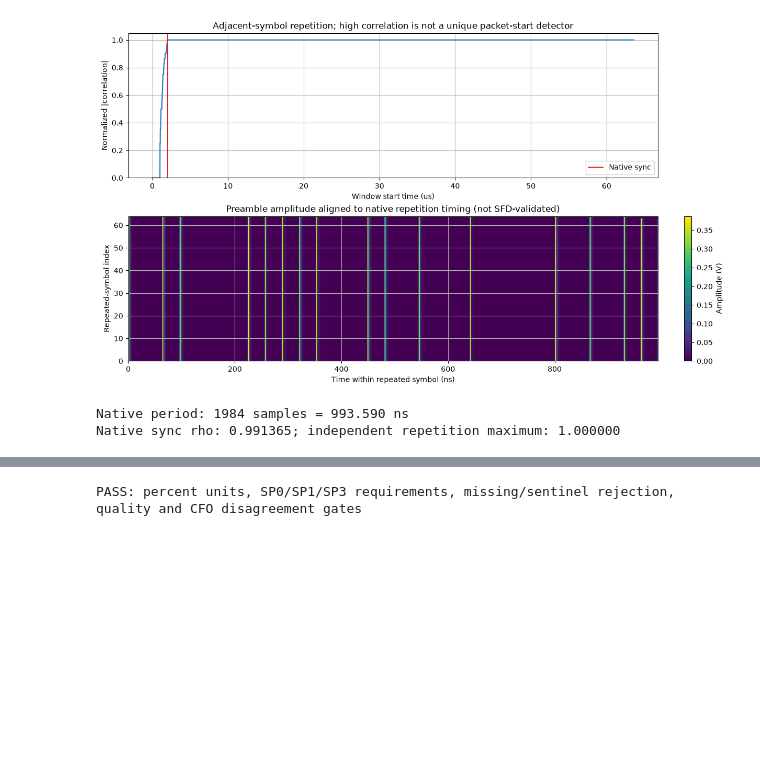
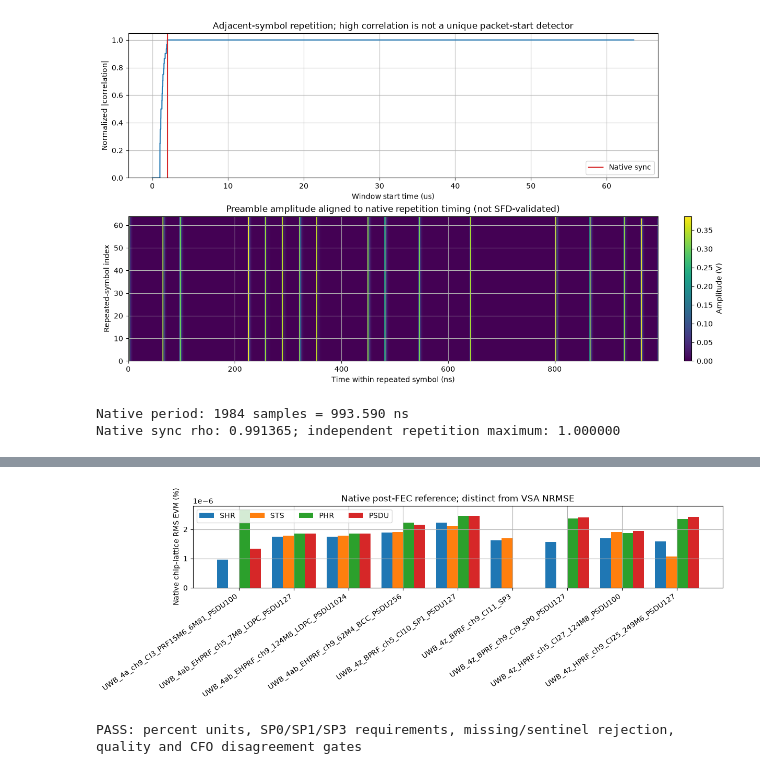
Before and after one commit to pzhou2005-source/nrdemod-vsa, a Jupyter notebook: nrdemod/python/examples/uwb_demod.ipynb, the cells around one changed output, grey strips where cells are left out. Saved outputs shown, nothing was run; the diff lists cells and outputs as text; code cells hidden in the pictures; blank space fills up the shorter version.

```diff
--- a/nrdemod/python/examples/uwb_demod.ipynb
+++ b/nrdemod/python/examples/uwb_demod.ipynb
@@ -239,23 +450,93 @@ Leave `run_vsa_measurement=False` to compare with saved measurements. Set it to
 # %%
-# 7. Verify the selected capture's native C-ABI result, known CFO shift, and empty-input rejection.
 reference_capture = capture
 reference_iq, reference_fs = iq, fs
 reference_config = config
 reference_result = result
-assert reference_result.ok and reference_result.burstFound and reference_result.syncFound, reference_result.as_dict()
+assert reference_result.ok and reference_result.burstFound and reference_result.syncFound
 print(f"Shared native/VSA capture: {reference_capture.name}")
-print(f"{reference_iq.size:,} samples at {reference_fs / 1e9:.5f} GSa/s")
-print(reference_result.as_dict())
 
 injected_cfo_hz = 25000.0
 shifted_reference = reference_iq * np.exp(2j * np.pi * injected_cfo_hz * np.arange(reference_iq.size) / reference_fs)
 shifted_reference_result = demod.demodulate(demod.UWB_HRP, shifted_reference, reference_config)
-assert shifted_reference_result.ok and shifted_reference_result.syncFound, shifted_reference_result.as_dict()
+assert shifted_reference_result.ok and shifted_reference_result.syncFound
 measured_cfo_shift_hz = shifted_reference_result.frequencyErrorHz - reference_result.frequencyErrorHz
 np.testing.assert_allclose(measured_cfo_shift_hz, injected_cfo_hz, atol=100.0, rtol=0)
 empty_reference_result = demod.demodulate(demod.UWB_HRP, np.empty(0, dtype=np.complex64), reference_config)
 assert not empty_reference_result.ok
-print(f"PASS: selected-capture synchronization, +25 kHz CFO recovery ({measured_cfo_shift_hz:.3f} Hz), and empty-input rejection")
-print("Native scope remains burst/preamble/CFO only; no native PHR/PSDU EVM or payload result is inferred.")
+shifted_frame = demod.demodulate_uwb_frame(shifted_reference, config, frame_config)
+assert shifted_frame.ok and np.array_equal(shifted_frame.psduBytes, frame_result.psduBytes)
+empty_frame = demod.demodulate_uwb_frame(np.empty(0, dtype=np.complex64), config, frame_config)
+assert not empty_frame.ok
+
+frame_checks = []
+for frame_path in sorted((root / "captures/generated/uwb").glob("*.txt")):
+    with frame_path.with_suffix(".para2").open(newline="", encoding="utf-8-sig") as stream:
+        frame_parameters = {row[1].strip(): row[3].strip()
+                            for row in csv.reader(stream) if len(row) >= 4}
+    frame_mode = frame_parameters["Mode"].upper()
+    if frame_mode not in native_modes:
+        continue
+    frame_iq, frame_fs = load_iq(str(frame_path))
+    frame_options = native_frame_settings(frame_parameters)
+    frame_phy = demod.Config(sampleRate=frame_fs, phyMode=native_modes[frame_mode],
+                             syncLength=int(frame_parameters["SyncLength"]),
+                             chipRateHz=float(frame_parameters.get("ChipRate", frame_fs / frame_options.samplesPerPulse)))
+    checked_frame = demod.demodulate_uwb_frame(frame_iq, frame_phy, frame_options)
+    assert checked_frame.ok, (frame_path.name, checked_frame.error)
+    assert checked_frame.evmValid
+    assert checked_frame.shrEvmRmsPercent < 0.1
+    if checked_frame.psduValid:
+        decoded_bytes = bytes(int(value) for value in checked_frame.psduBytes)
+        assert decoded_bytes == bytes.fromhex(frame_parameters["PayloadHex"])
+        assert checked_frame.phrEvmRmsPercent < 0.1 and checked_frame.psduEvmRmsPercent < 0.1
+        truncated_frame = demod.demodulate_uwb_frame(frame_iq[:checked_frame.psduStart + 100], frame_phy, frame_options)
+        assert not truncated_frame.ok and not truncated_frame.psduValid
+        scaled_iq = frame_iq.copy()
+        scaled_iq[checked_frame.psduStart:checked_frame.psduStart + checked_frame.psduLength] *= 1.1
+        scaled_frame = demod.demodulate_uwb_frame(scaled_iq, frame_phy, frame_options)
+        assert scaled_frame.ok and np.array_equal(scaled_frame.psduBytes, checked_frame.psduBytes)
+        np.testing.assert_allclose(scaled_frame.psduEvmRmsPercent, 10.0, atol=0.1, rtol=0)
+    if checked_frame.stsPresent:
+        assert checked_frame.stsEvmRmsPercent < 0.1
+        wrong_options = demod.UwbFrameConfig(**{**frame_options.__dict__, "stsKeyHex": "00" * 16})
+        wrong_key_frame = demod.demodulate_uwb_frame(frame_iq, frame_phy, wrong_options)
+        assert not wrong_key_frame.ok and not wrong_key_frame.stsValid
+        if frame_options.numStsSegments > 1:
+            missing_segment_iq = frame_iq.copy()
+            segment_chips = 512 * frame_options.stsSegmentLength
+            segment_start = checked_frame.stsStart + (512 + segment_chips + 512) * frame_options.samplesPerPulse
+            missing_segment_iq[segment_start:segment_start + segment_chips * frame_options.samplesPerPulse] = 0
+            missing_segment_frame = demod.demodulate_uwb_frame(missing_segment_iq, frame_phy, frame_options)
+            assert not missing_segment_frame.ok and not missing_segment_frame.stsValid
+    damaged_iq = frame_iq.copy()
+    damaged_iq[max(0, checked_frame.sfdStart - 16):checked_frame.sfdStart + checked_frame.sfdLength + 16] = 0
+    damaged_frame = demod.demodulate_uwb_frame(damaged_iq, frame_phy, frame_options)
+    assert not damaged_frame.ok and not damaged_frame.sfdFound
+    frame_checks.append({"capture": frame_path.name, "mode": frame_mode,
+                         "coding": "LDPC" if checked_frame.ldpcCoding else "BCC",
+                         "constraint_length": frame_options.constraintLength,
+                         "sts_segments": frame_options.numStsSegments,
+                         "decoded_bytes": checked_frame.psduBytes.size,
+                         "sts_valid": checked_frame.stsValid,
+                         "mac_fcs_checked": checked_frame.macFcsChecked,
+                         "mac_fcs_valid": checked_frame.macFcsValid,
+                         "ldpc_corrected_bits": checked_frame.ldpcCorrectedBits,
+                         "native_evm_percent": {field: getattr(checked_frame, field + "EvmRmsPercent")
+                                                for field in ("shr", "sts", "phr", "psdu")},
+                         "passed": True})
+    print("PASS native frame:", frame_checks[-1])
+assert len(frame_checks) == 9
+print(f"PASS: {len(frame_checks)} legacy/BPRF/HPRF/EHPRF fixtures, byte recovery, negative checks, and known-error EVM")
+print("Fixture PSDUs contain random bytes: MAC FCS is not checked unless explicitly configured.")
+print("Independent 77-vector FCS/rate/LDPC/STS and all-code tests: nrdemod/tests/UwbFrameApiTest.py")
+figure, evm_axis = plt.subplots(figsize=(12, 4), constrained_layout=True)
+positions = np.arange(len(frame_checks))
+for offset, field in enumerate(("shr", "sts", "phr", "psdu")):
+    evm_axis.bar(positions + (offset - 1.5) * 0.2,
+                 [entry["native_evm_percent"][field] for entry in frame_checks], 0.2, label=field.upper())
+evm_axis.set_xticks(positions, [entry["capture"].removesuffix(".txt") for entry in frame_checks], rotation=35, ha="right")
+evm_axis.set(ylabel="Native chip-lattice RMS EVM (%)", title="Native post-FEC reference; distinct from VSA NRMSE")
+evm_axis.legend(ncol=4)
+plt.show()
 # %% [output]
 Shared native/VSA capture: UWB_4a_ch9_CI3_PRF15M6_6M81_PSDU100.txt
@@ -266,3 +555,4 @@ Native scope remains burst/preamble/CFO only; no native PHR/PSDU EVM or payload
+[figure, added]
 # %%
 # 8. VSA NRMSE table values are percentages; required fields depend on the packet configuration.
 def check_uwb_correlation(native_metrics, vsa_metrics, cfo_tolerance_hz=100.0, packet_config=0):
```
Also changed, not shown: parts of 9 cells of this notebook, 20 other files.
